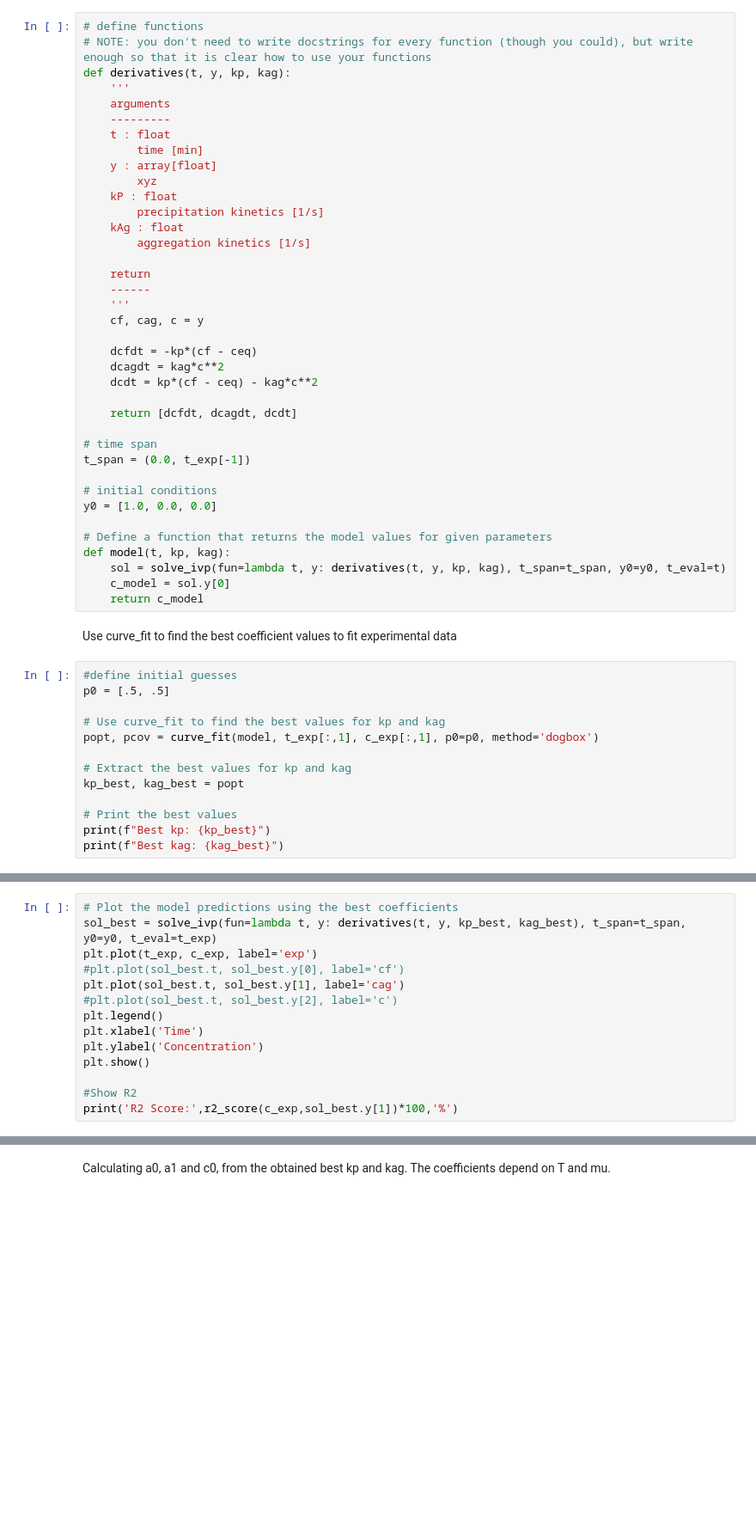
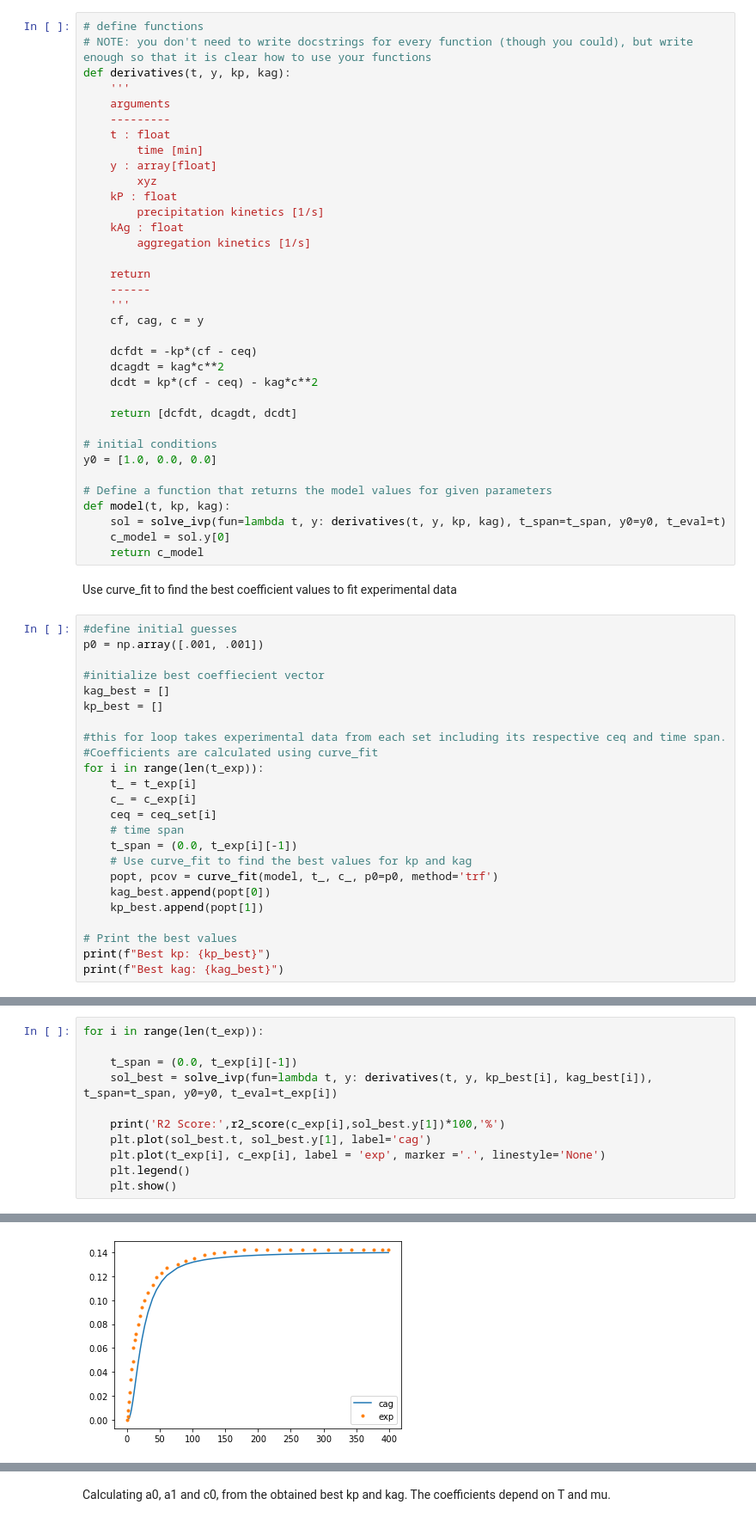
Before and after one commit to beltran-ennova/PAKineticsFit, a Jupyter notebook: FitKineticsPA.ipynb, the cells around one changed output, grey strips where cells are left out. Shown at 86% size. Drawn from its saved outputs; the diff is of its cells as text; blank space fills up the shorter version.

Commit message:
Pandas automatization working. Coefficients kp and kag are being calculated automatically for all 6 sets of data

```diff
--- a/FitKineticsPA.ipynb
+++ b/FitKineticsPA.ipynb
@@ -66,9 +77,6 @@ def derivatives(t, y, kp, kag):
 
     return [dcfdt, dcagdt, dcdt]
 
-# time span
-t_span = (0.0, t_exp[-1])
-
 # initial conditions
 y0 = [1.0, 0.0, 0.0]
 
@@ -81,13 +89,24 @@ def model(t, kp, kag):
 Use curve_fit to find the best coefficient values to fit experimental data
 # %%
 #define initial guesses
-p0 = [.5, .5]
+p0 = np.array([.001, .001])
 
-# Use curve_fit to find the best values for kp and kag
-popt, pcov = curve_fit(model, t_exp[:,1], c_exp[:,1], p0=p0, method='dogbox')
+#initialize best coeffiecient vector
+kag_best = []
+kp_best = []
 
-# Extract the best values for kp and kag
-kp_best, kag_best = popt
+#this for loop takes experimental data from each set including its respective ceq and time span.
+#Coefficients are calculated using curve_fit
+for i in range(len(t_exp)):
+    t_ = t_exp[i]
+    c_ = c_exp[i]
+    ceq = ceq_set[i]
+    # time span
+    t_span = (0.0, t_exp[i][-1])
+    # Use curve_fit to find the best values for kp and kag
+    popt, pcov = curve_fit(model, t_, c_, p0=p0, method='trf')
+    kag_best.append(popt[0])
+    kp_best.append(popt[1])
 
 # Print the best values
 print(f"Best kp: {kp_best}")
@@ -95,14 +117,12 @@ print(f"Best kag: {kag_best}")
 # %%
-# Plot the model predictions using the best coefficients
-sol_best = solve_ivp(fun=lambda t, y: derivatives(t, y, kp_best, kag_best), t_span=t_span, y0=y0, t_eval=t_exp)
-plt.plot(t_exp, c_exp, label='exp')
-#plt.plot(sol_best.t, sol_best.y[0], label='cf')
-plt.plot(sol_best.t, sol_best.y[1], label='cag')
-#plt.plot(sol_best.t, sol_best.y[2], label='c')
-plt.legend()
-plt.xlabel('Time')
-plt.ylabel('Concentration')
-plt.show()
+for i in range(len(t_exp)):
 
-#Show R2
-print('R2 Score:',r2_score(c_exp,sol_best.y[1])*100,'%')
+    t_span = (0.0, t_exp[i][-1])
+    sol_best = solve_ivp(fun=lambda t, y: derivatives(t, y, kp_best[i], kag_best[i]), t_span=t_span, y0=y0, t_eval=t_exp[i])
+
+    print('R2 Score:',r2_score(c_exp[i],sol_best.y[1])*100,'%')
+    plt.plot(sol_best.t, sol_best.y[1], label='cag')
+    plt.plot(t_exp[i], c_exp[i], label = 'exp', marker ='.', linestyle='None')
+    plt.legend()
+    plt.show()
+# %% [output]
@@ -108,0 +130 @@ print('R2 Score:',r2_score(c_exp,sol_best.y[1])*100,'%')
+[figure, added]
```
Also changed, not shown: parts of 8 cells of this notebook.
